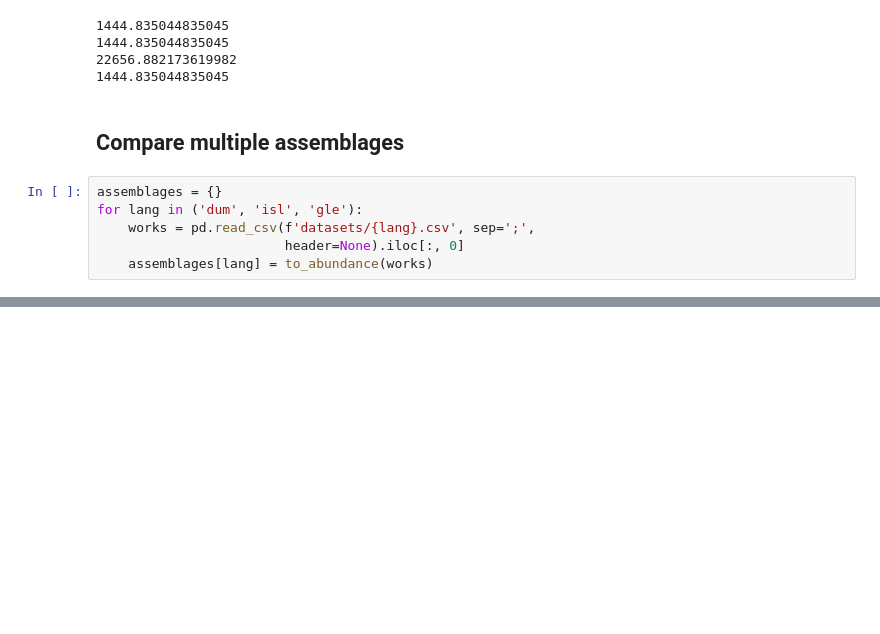
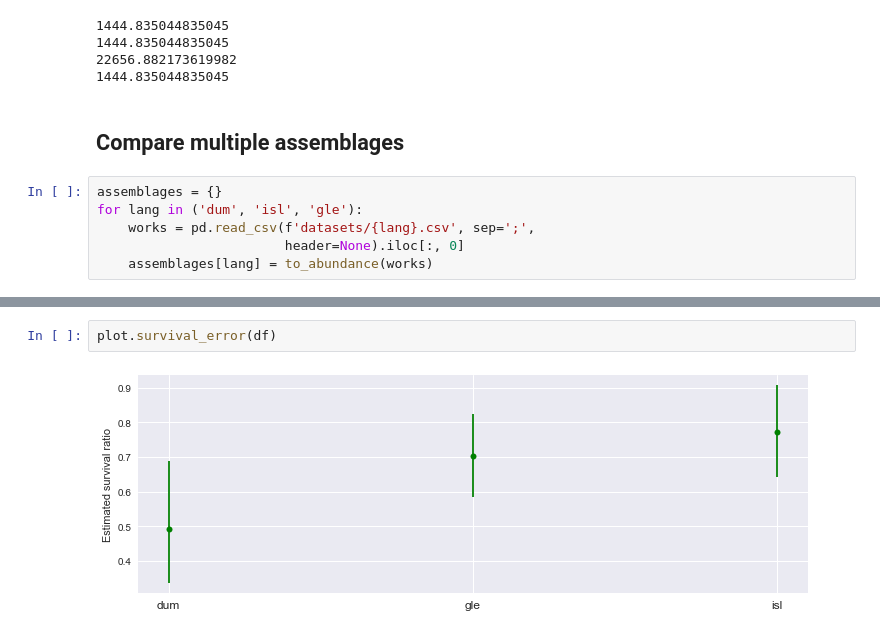
Before and after one commit to mikekestemont/copia, a Jupyter notebook: quickstart.ipynb, the cells around one changed output, grey strips where cells are left out. Drawn from its saved outputs; the diff is of its cells as text; blank space fills up the shorter version.

```diff
--- a/quickstart.ipynb
+++ b/quickstart.ipynb
@@ -98,2 +103,6 @@ df = plot.survival(assemblages, method='chao1')
+# %%
+plot.survival_error(df)
+# %% [output]
+[figure, added]
 # %%
 df = plot.survival(assemblages, method='minsample')
```
Also changed, not shown: parts of 4 cells of this notebook, 1 other file.
